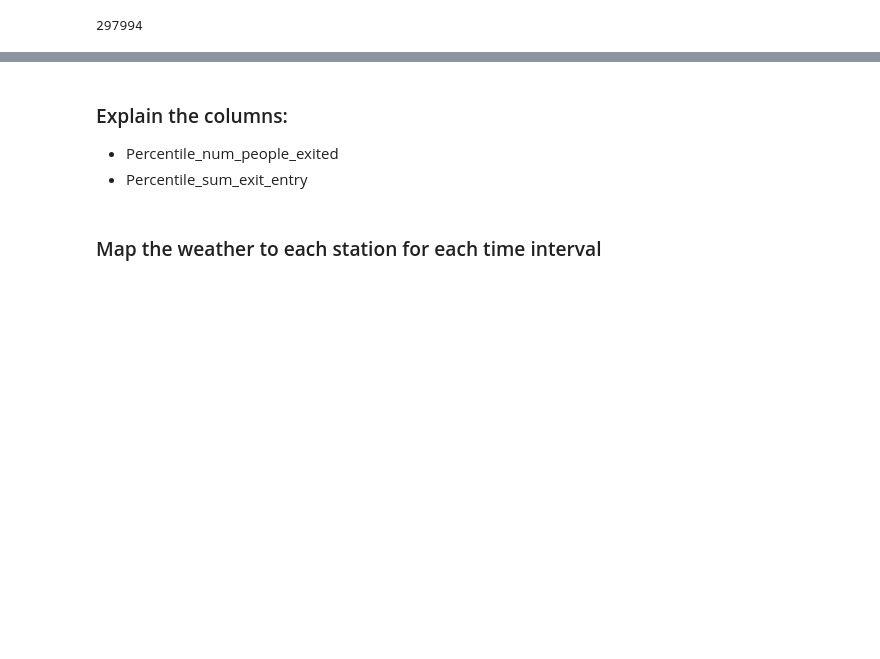
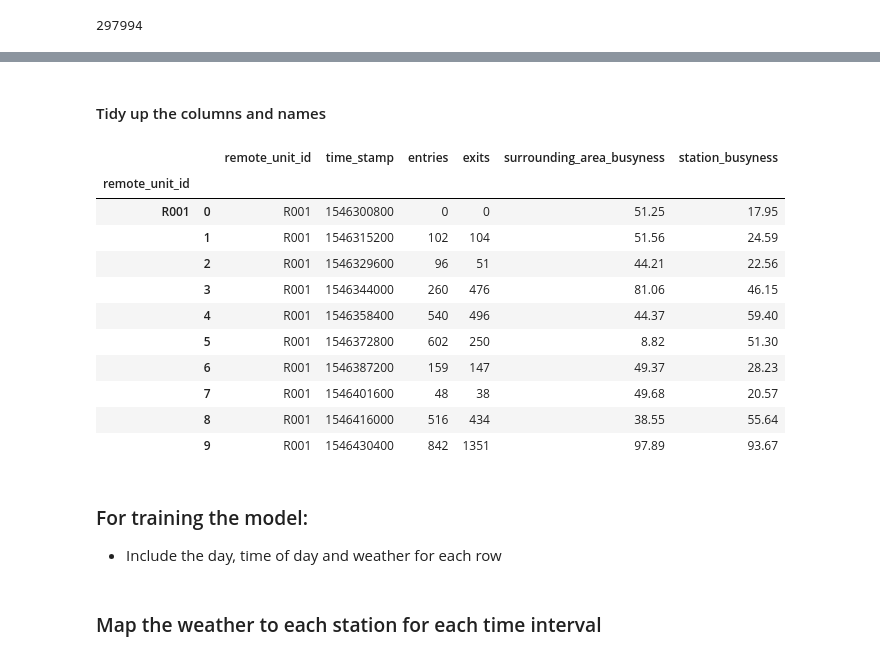
Before and after one commit to Fei117117/NYSeeNow, a Jupyter notebook: NYSeeNow-ML/SubwayData/ml_subway.ipynb, the cells around one changed output, grey strips where cells are left out. Drawn from its saved outputs; the diff is of its cells as text; code cells hidden in the pictures; blank space fills up the shorter version.

```diff
--- a/NYSeeNow-ML/SubwayData/ml_subway.ipynb
+++ b/NYSeeNow-ML/SubwayData/ml_subway.ipynb
@@ -137,7 +148,28 @@ df_busyness.tail(10)
 # %% [markdown]
-### Explain the columns:
-- Percentile_num_people_exited
-- Percentile_sum_exit_entry
+#### Tidy up the columns and names
+# %%
+#change the new columns to percentages and 4 digits
+df_busyness['percentile_num_people_exited']=df_busyness['percentile_num_people_exited'].apply(lambda x: round(x*100,2))
+df_busyness['percentile_sum_exit_entry']=df_busyness['percentile_sum_exit_entry'].apply(lambda x: round(x*100,2))
+#change the names of the new columns
+df_busyness.rename(columns={'percentile_num_people_exited':'surrounding_area_busyness', 'percentile_sum_exit_entry':'station_busyness'}, inplace=True)
+df_busyness.head(10)
+# %% [output]
+|  |  | remote_unit_id | time_stamp | entries | exits | surrounding_area_busyness | station_busyness |
+| remote_unit_id |  |  |  |  |  |  |  |
+| R001 | 0 | R001 | 1546300800 | 0 | 0 | 51.25 | 17.95 |
+|  | 1 | R001 | 1546315200 | 102 | 104 | 51.56 | 24.59 |
+|  | 2 | R001 | 1546329600 | 96 | 51 | 44.21 | 22.56 |
+|  | 3 | R001 | 1546344000 | 260 | 476 | 81.06 | 46.15 |
+|  | 4 | R001 | 1546358400 | 540 | 496 | 44.37 | 59.40 |
+|  | 5 | R001 | 1546372800 | 602 | 250 | 8.82 | 51.30 |
+|  | 6 | R001 | 1546387200 | 159 | 147 | 49.37 | 28.23 |
+|  | 7 | R001 | 1546401600 | 48 | 38 | 49.68 | 20.57 |
+|  | 8 | R001 | 1546416000 | 516 | 434 | 38.55 | 55.64 |
+|  | 9 | R001 | 1546430400 | 842 | 1351 | 97.89 | 93.67 |
+# %% [markdown]
+### For training the model:
+- Include the day, time of day and weather for each row
 # %% [markdown]
 ### Map the weather to each station for each time interval
 # %%
```
Also changed, not shown: parts of 7 cells of this notebook.
